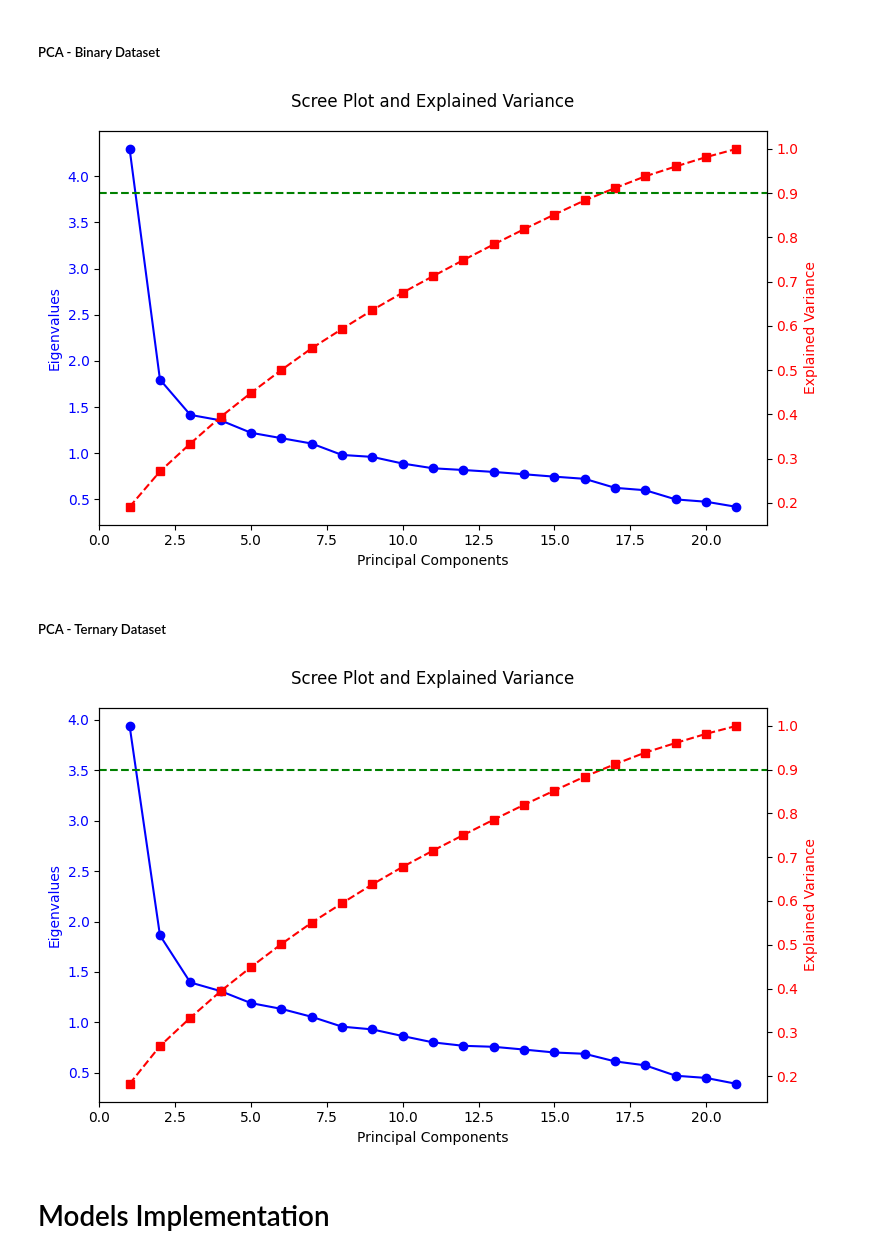
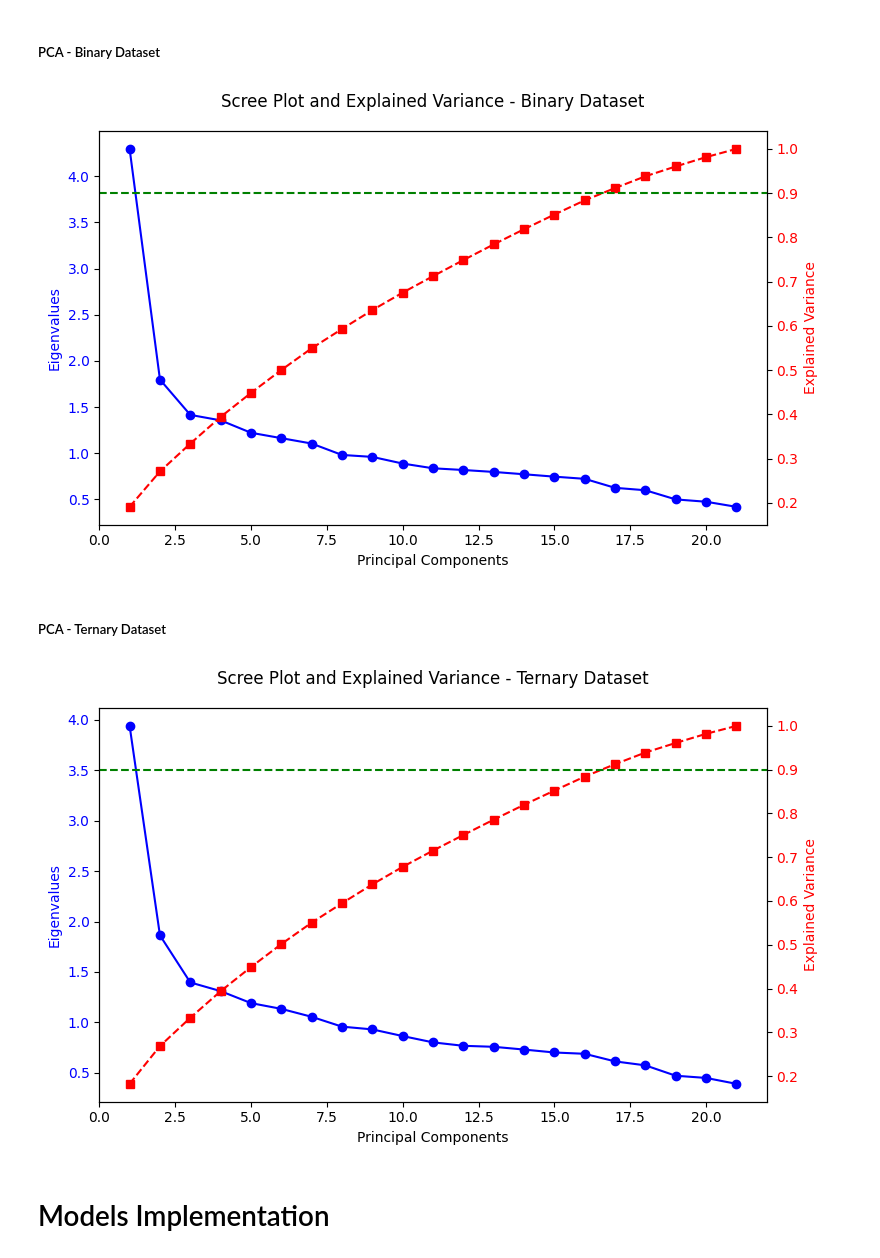
Before and after one commit to Pedr0S22/Diabetes-Diagnosis-Predicting-Diabetes-Through-Binary-and-Ternary-, a Jupyter notebook: code_eda.ipynb, the cells around one changed output. Cells and saved outputs as stored; diff of their text form; code cells hidden in the pictures.

Commit message:
Minor fix in scree plots

```diff
--- a/code_eda.ipynb
+++ b/code_eda.ipynb
@@ -1034,11 +1034,11 @@ ax2.tick_params(axis='y', labelcolor="r")
 # Setting horizontal line for 90% explained variance
 ax2.axhline(y=0.9, color='g', linestyle='--')
 
-fig.suptitle("Scree Plot and Explained Variance")
+fig.suptitle("Scree Plot and Explained Variance - Binary Dataset")
 fig.tight_layout()
 plt.show()
 # %% [output]
-[figure, old version]
+[figure, new version]
 # %%
 # Using PCA
 
@@ -1051,35 +1051,35 @@ X_test_scaled2 = pca.transform(X_test_scaled2)
 # %%
 # Generating graphic
 pca_gr3 = PCA()
 
 pca_gr3.fit(X_resampled3)
 
 explained_variance = pca_gr3.explained_variance_ratio_
 cumulative_variance = np.cumsum(explained_variance)
 
 eigenvalues = pca_gr3.singular_values_ ** 2 / (len(X_resampled3) - 1)
 fig, ax1 = plt.subplots(figsize=(8, 5))
 
 # Eigenvalues
 ax1.set_xlabel("Principal Components")
 ax1.set_ylabel("Eigenvalues", color="b")
 ax1.plot(range(1, len(eigenvalues) + 1), eigenvalues, marker='o', linestyle='-', color="b", label="Eigenvalues")
 ax1.tick_params(axis='y', labelcolor="b")
 
 # Explained Variance
 ax2 = ax1.twinx()
 ax2.set_ylabel("Explained Variance", color="r")
 ax2.plot(range(1, len(explained_variance) + 1), cumulative_variance, marker='s', linestyle='--', color="r")
 ax2.tick_params(axis='y', labelcolor="r")
 
 # Setting horizontal line for 90% explained variance
 ax2.axhline(y=0.9, color='g', linestyle='--')
 
-fig.suptitle("Scree Plot and Explained Variance")
+fig.suptitle("Scree Plot and Explained Variance - Ternary Dataset")
 fig.tight_layout()
 plt.show()
 # %% [output]
-[figure, old version]
+[figure, new version]
 # %%
 # Using PCA
 pca = PCA(n_components=17)
```
